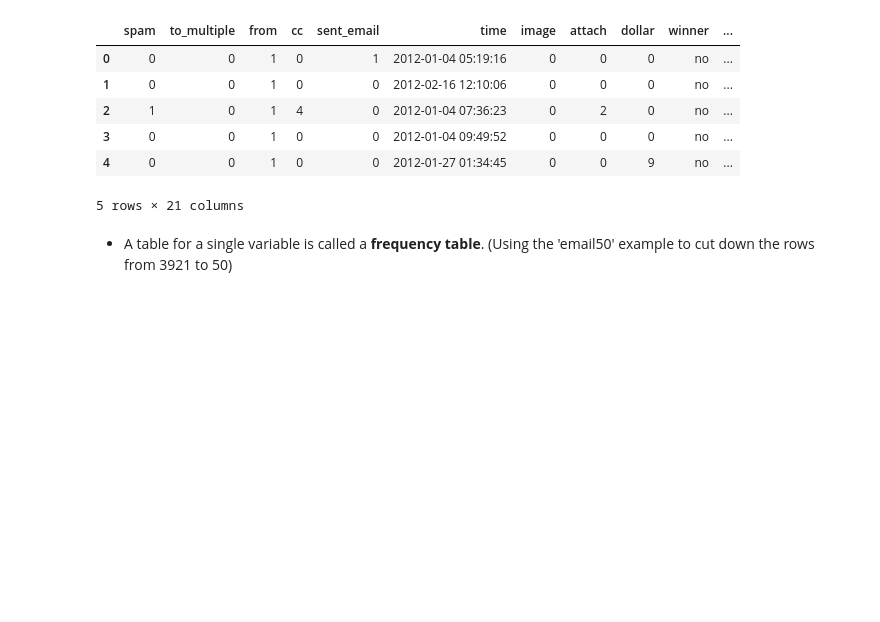
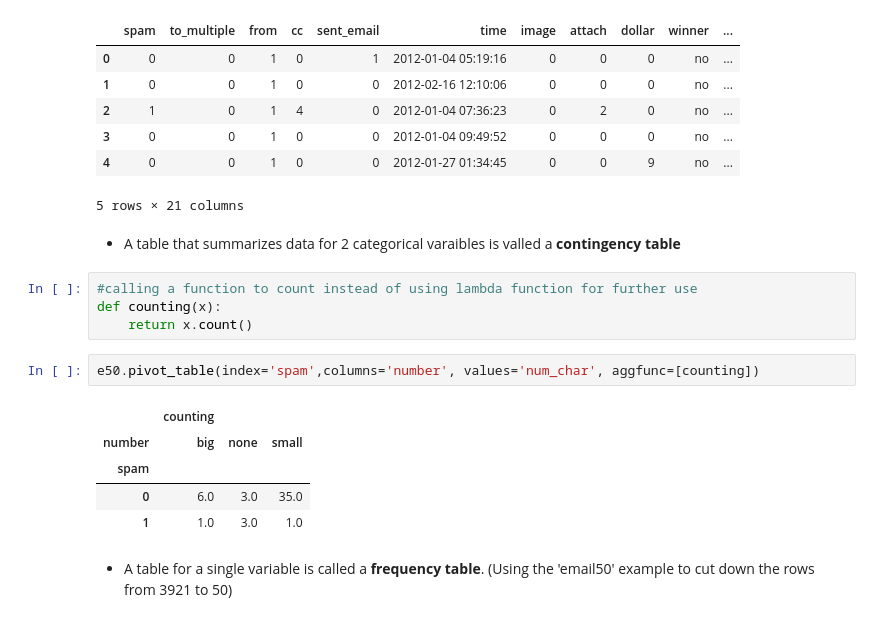
Before and after one commit to chikoungoun/OpenIntro, a Jupyter notebook: Chapter 1/openintro_chap_1.ipynb, the cells around one changed output. Saved outputs shown, nothing was run; the diff lists cells and outputs as text; blank space fills up the shorter version.

```diff
--- a/Chapter 1/openintro_chap_1.ipynb
+++ b/Chapter 1/openintro_chap_1.ipynb
@@ -357,6 +364,20 @@ e50.head()
 | 3 | 0 | 0 | 1 | 0 | 0 | 2012-01-04 09:49:52 | 0 | 0 | 0 | no | ... |
 | 4 | 0 | 0 | 1 | 0 | 0 | 2012-01-27 01:34:45 | 0 | 0 | 9 | no | ... |
 5 rows × 21 columns
+# %% [markdown]
+- A table that summarizes data for 2 categorical varaibles is valled a **contingency table**
+# %%
+#calling a function to count instead of using lambda function for further use
+def counting(x):
+    return x.count()
+# %%
+e50.pivot_table(index='spam',columns='number', values='num_char', aggfunc=[counting])
+# %% [output]
+|  | counting |  |  |
+| number | big | none | small |
+| spam |  |  |  |
+| 0 | 6.0 | 3.0 | 35.0 |
+| 1 | 1.0 | 3.0 | 1.0 |
 # %% [markdown]
 - A table for a single variable is called a **frequency table**.
 (Using the 'email50' example to cut down the rows from 3921 to 50)
```
Also changed, not shown: parts of 11 cells of this notebook.
